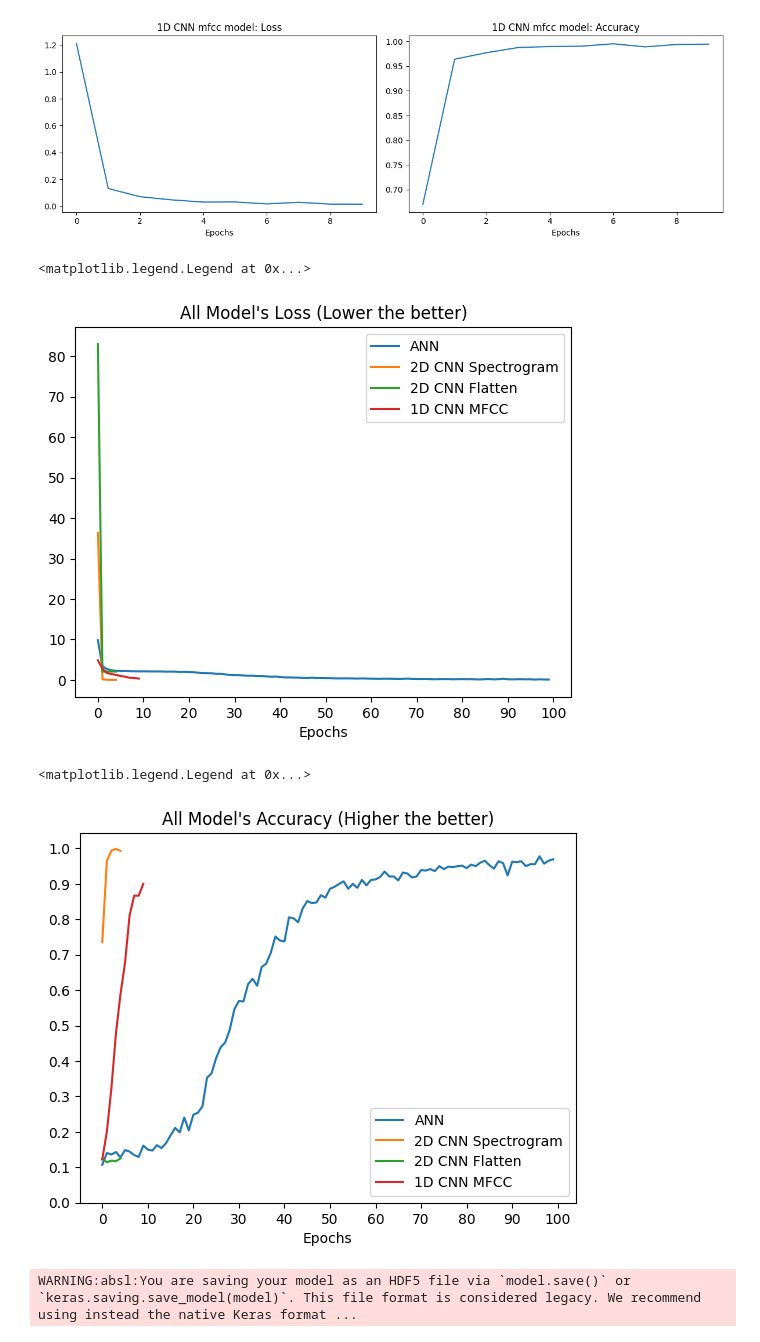
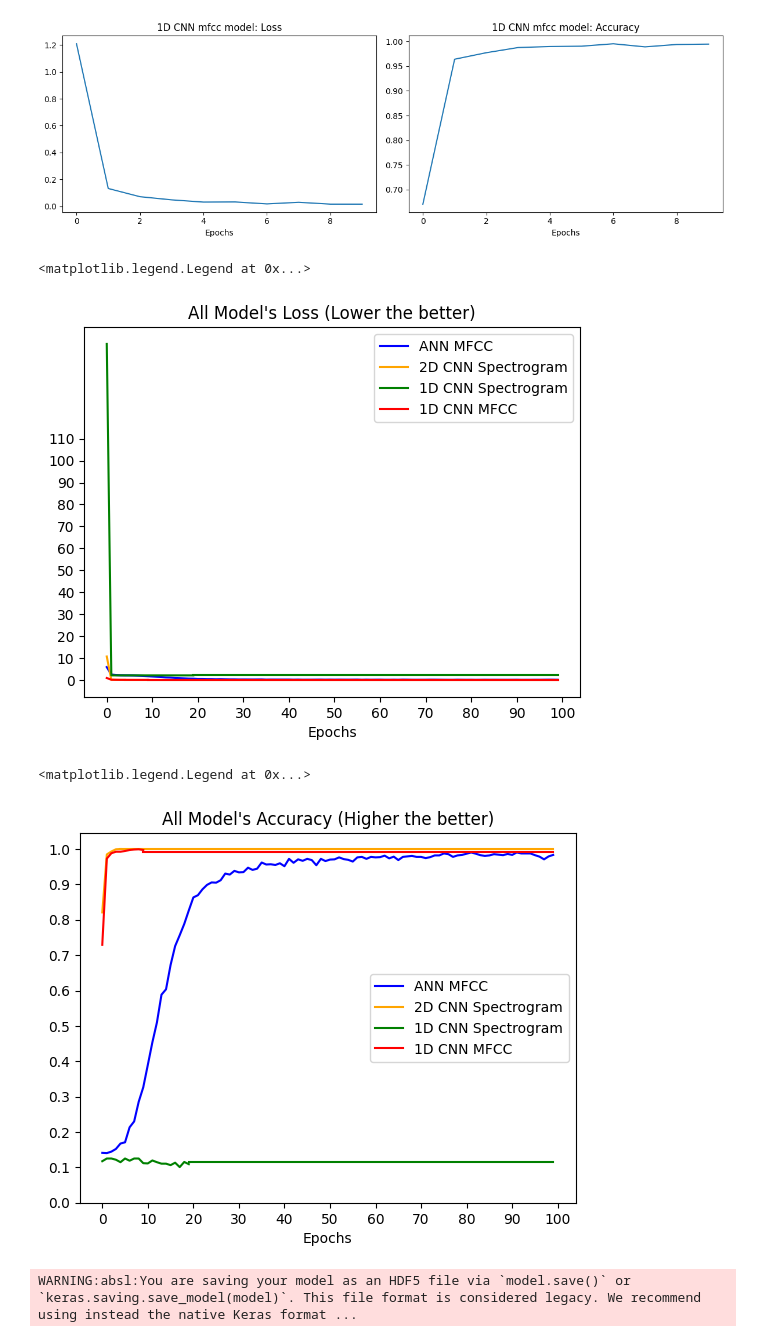
Before and after one commit to gauravmodak2001/Guitar_Chord_Pred, a Jupyter notebook: Guitar_Chord_Prediction.ipynb, the cells around one changed output. Drawn from its saved outputs; the diff is of its cells as text; code cells hidden in the pictures.

Commit message:
updated plots

```diff
--- a/Guitar_Chord_Prediction.ipynb
+++ b/Guitar_Chord_Prediction.ipynb
@@ -334,7 +334,7 @@ start_time = datetime.now()
 
 epochs = 100
 batch_size = 16
-history1 = model1.fit(X_train, y_train, epochs=epochs, batch_size=batch_size, verbose=1, shuffle=True)
+history1 = model1.fit(X, Y, epochs=epochs, batch_size=batch_size, verbose=1, shuffle=True)
 
 end_time = datetime.now()
 print('Duration: {}'.format(end_time - start_time))
@@ -487,7 +487,7 @@ model3 = model_conv1d_spectrogram() # create new model if necessary
 # %%
 start_time = datetime.now()
 
-epochs = 5 # not very good and takes long time to train, eventually converges around 15% accuracy
+epochs = 20 # not very good and takes long time to train, eventually converges around 15% accuracy
 batch_size = 16
 history3 = model3.fit(x_train_reshaped, y_train_2d, epochs=epochs, batch_size=batch_size, verbose=1, shuffle=True)
 
@@ -666,32 +700,45 @@ plt.tight_layout()
 [figure]
 # %%
 # Create plot of all of the model's accuracy and loss
+plt.plot(np.arange(100), loss_list1, label='ANN MFCC', color='blue') # epochs=1001
 
-plt.plot(np.arange(100), loss_list1, label='ANN') # epochs=100
-plt.plot(np.arange(5), loss_list2, label='2D CNN Spectrogram') #epochs=5
-plt.plot(np.arange(5), loss_list3, label='2D CNN Flatten') #epochs=5
-plt.plot(np.arange(10), loss_list4, label='1D CNN MFCC')
+plt.plot(np.arange(5), loss_list2, label='2D CNN Spectrogram', color='orange') #epochs=5
+plt.plot(np.arange(4,100,1), np.full(96, loss_list2[4]), color='orange')
+
+plt.plot(np.arange(20), loss_list3, label='1D CNN Spectrogram', color='green') #epochs=5
+plt.plot(np.arange(19,100,1), np.full(81, loss_list3[4]), color='green')
+
+plt.plot(np.arange(10), loss_list4, label='1D CNN MFCC', color='red')
+plt.plot(np.arange(9,100,1), np.full(91, loss_list4[4]), color='red')
+
 plt.title("All Model's Loss (Lower the better)")
 plt.xticks(np.arange(0, 101, 10))
-plt.yticks(np.arange(0, 81, 10))
+plt.yticks(np.arange(0, 120, 10))
 plt.xlabel("Epochs")
 plt.legend()
 # %% [output]
 <matplotlib.legend.Legend at 0x...>
-[figure, old version]
+[figure, new version]
 # %%
-plt.plot(np.arange(100), accuracy_list1, label='ANN') # epochs=100
-plt.plot(np.arange(5), accuracy_list2, label='2D CNN Spectrogram') #epochs=5
-plt.plot(np.arange(5), accuracy_list3, label='2D CNN Flatten') #epochs=5
-plt.plot(np.arange(10), accuracy_list4, label='1D CNN MFCC')
+plt.plot(np.arange(100), accuracy_list1, label='ANN MFCC', color='blue') # epochs=100
+
+plt.plot(np.arange(5), accuracy_list2, label='2D CNN Spectrogram', color='orange') #epochs=5
+plt.plot(np.arange(4,100,1), np.full(96, accuracy_list2[4]), color='orange')
+
+plt.plot(np.arange(20), accuracy_list3, label='1D CNN Spectrogram', color='green') #epochs=5
+plt.plot(np.arange(19,100,1), np.full(81, accuracy_list3[4]), color='green')
+
+plt.plot(np.arange(10), accuracy_list4, label='1D CNN MFCC', color='red')
+plt.plot(np.arange(9,100,1), np.full(91, accuracy_list4[4]), color='red')
+
 plt.title("All Model's Accuracy (Higher the better)")
 plt.xticks(np.arange(0, 101, 10))
 plt.yticks(np.arange(0, 1.1, 0.1))
 plt.xlabel("Epochs")
 plt.legend()
 # %% [output]
 <matplotlib.legend.Legend at 0x...>
-[figure, old version]
+[figure, new version]
 # %%
 # Save the trained models
 #model1.save('models/ann.h5')# Change the path if needed
```
Also changed, not shown: parts of 17 cells of this notebook, 2 other files.
